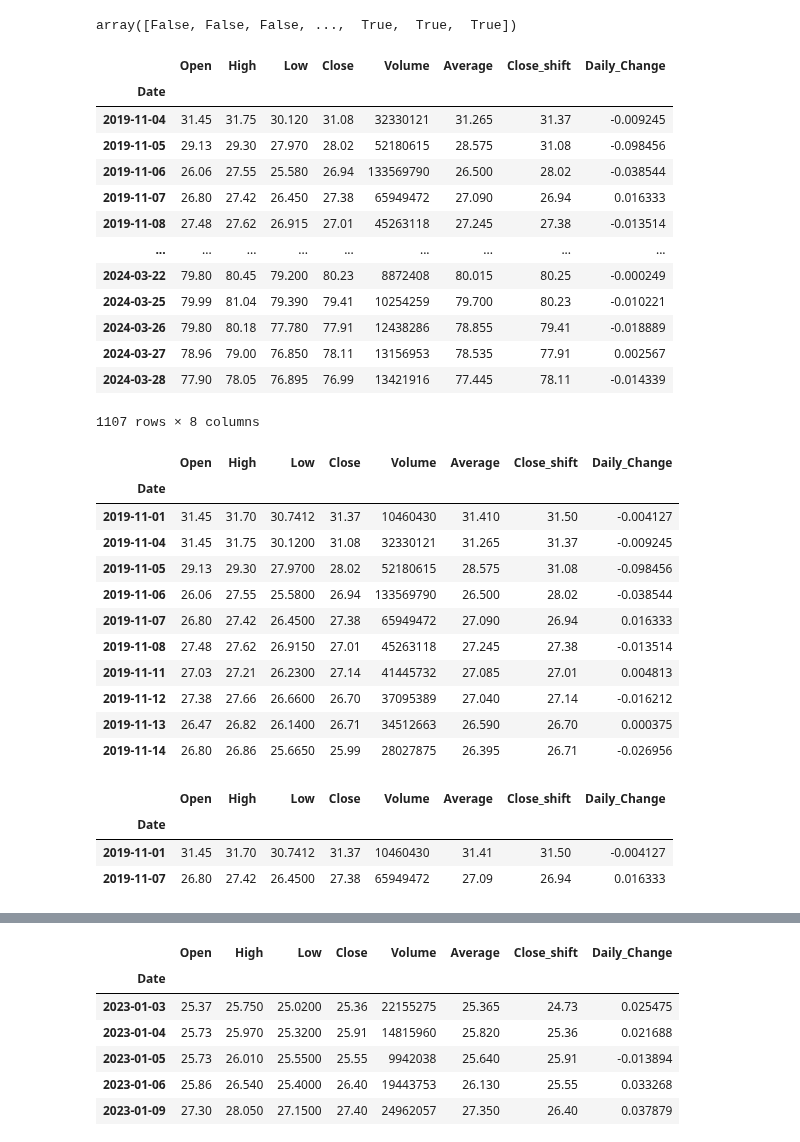
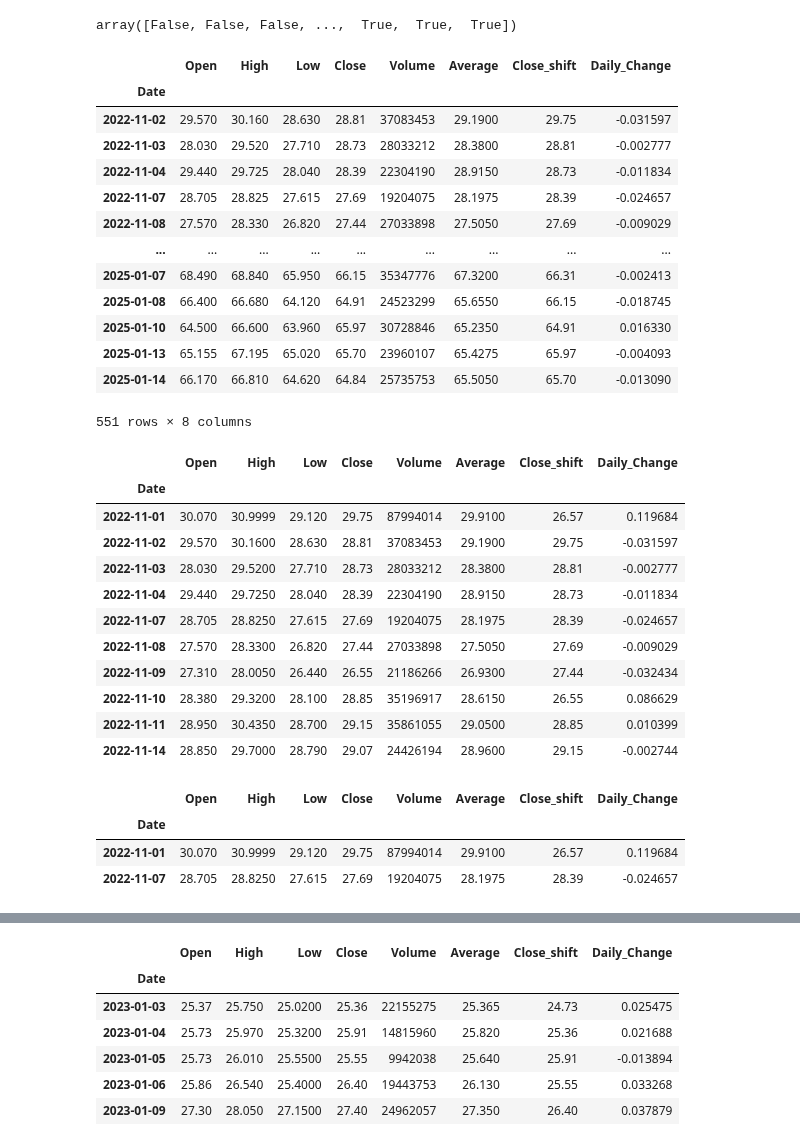
Before and after one commit to kurek0010/data-science-bootcamp, a Jupyter notebook: 02_analiza_danych/02_dane_gieldowe.ipynb, the cells around one changed output, grey strips where cells are left out. Drawn from its saved outputs; the diff is of its cells as text; code cells hidden in the pictures.

```diff
--- a/02_analiza_danych/02_dane_gieldowe.ipynb
+++ b/02_analiza_danych/02_dane_gieldowe.ipynb
@@ -683,44 +661,44 @@ df.index > '2019-11-01'
 # %% [output]
 array([False, False, False, ...,  True,  True,  True])
 # %%
-df[df.index > '2019-11-01']
+df[df.index > '2022-11-01']
 # %% [output]
 |  | Open | High | Low | Close | Volume | Average | Close_shift | Daily_Change |
 | Date |  |  |  |  |  |  |  |  |
-| 2019-11-04 | 31.45 | 31.75 | 30.120 | 31.08 | 32330121 | 31.265 | 31.37 | -0.009245 |
-| 2019-11-05 | 29.13 | 29.30 | 27.970 | 28.02 | 52180615 | 28.575 | 31.08 | -0.098456 |
-| 2019-11-06 | 26.06 | 27.55 | 25.580 | 26.94 | 133569790 | 26.500 | 28.02 | -0.038544 |
-| 2019-11-07 | 26.80 | 27.42 | 26.450 | 27.38 | 65949472 | 27.090 | 26.94 | 0.016333 |
-| 2019-11-08 | 27.48 | 27.62 | 26.915 | 27.01 | 45263118 | 27.245 | 27.38 | -0.013514 |
+| 2022-11-02 | 29.570 | 30.160 | 28.630 | 28.81 | 37083453 | 29.1900 | 29.75 | -0.031597 |
+| 2022-11-03 | 28.030 | 29.520 | 27.710 | 28.73 | 28033212 | 28.3800 | 28.81 | -0.002777 |
+| 2022-11-04 | 29.440 | 29.725 | 28.040 | 28.39 | 22304190 | 28.9150 | 28.73 | -0.011834 |
+| 2022-11-07 | 28.705 | 28.825 | 27.615 | 27.69 | 19204075 | 28.1975 | 28.39 | -0.024657 |
+| 2022-11-08 | 27.570 | 28.330 | 26.820 | 27.44 | 27033898 | 27.5050 | 27.69 | -0.009029 |
 | ... | ... | ... | ... | ... | ... | ... | ... | ... |
-| 2024-03-22 | 79.80 | 80.45 | 79.200 | 80.23 | 8872408 | 80.015 | 80.25 | -0.000249 |
-| 2024-03-25 | 79.99 | 81.04 | 79.390 | 79.41 | 10254259 | 79.700 | 80.23 | -0.010221 |
-| 2024-03-26 | 79.80 | 80.18 | 77.780 | 77.91 | 12438286 | 78.855 | 79.41 | -0.018889 |
-| 2024-03-27 | 78.96 | 79.00 | 76.850 | 78.11 | 13156953 | 78.535 | 77.91 | 0.002567 |
-| 2024-03-28 | 77.90 | 78.05 | 76.895 | 76.99 | 13421916 | 77.445 | 78.11 | -0.014339 |
+| 2025-01-07 | 68.490 | 68.840 | 65.950 | 66.15 | 35347776 | 67.3200 | 66.31 | -0.002413 |
+| 2025-01-08 | 66.400 | 66.680 | 64.120 | 64.91 | 24523299 | 65.6550 | 66.15 | -0.018745 |
+| 2025-01-10 | 64.500 | 66.600 | 63.960 | 65.97 | 30728846 | 65.2350 | 64.91 | 0.016330 |
+| 2025-01-13 | 65.155 | 67.195 | 65.020 | 65.70 | 23960107 | 65.4275 | 65.97 | -0.004093 |
+| 2025-01-14 | 66.170 | 66.810 | 64.620 | 64.84 | 25735753 | 65.5050 | 65.70 | -0.013090 |
-1107 rows × 8 columns
+551 rows × 8 columns
 # %%
-df[(df.index >= '2019-11-01') & (df.index < '2019-11-15')]
+df[(df.index >= '2022-11-01') & (df.index < '2022-11-15')]
 # %% [output]
 |  | Open | High | Low | Close | Volume | Average | Close_shift | Daily_Change |
 | Date |  |  |  |  |  |  |  |  |
-| 2019-11-01 | 31.45 | 31.70 | 30.7412 | 31.37 | 10460430 | 31.410 | 31.50 | -0.004127 |
-| 2019-11-04 | 31.45 | 31.75 | 30.1200 | 31.08 | 32330121 | 31.265 | 31.37 | -0.009245 |
-| 2019-11-05 | 29.13 | 29.30 | 27.9700 | 28.02 | 52180615 | 28.575 | 31.08 | -0.098456 |
-| 2019-11-06 | 26.06 | 27.55 | 25.5800 | 26.94 | 133569790 | 26.500 | 28.02 | -0.038544 |
-| 2019-11-07 | 26.80 | 27.42 | 26.4500 | 27.38 | 65949472 | 27.090 | 26.94 | 0.016333 |
-| 2019-11-08 | 27.48 | 27.62 | 26.9150 | 27.01 | 45263118 | 27.245 | 27.38 | -0.013514 |
-| 2019-11-11 | 27.03 | 27.21 | 26.2300 | 27.14 | 41445732 | 27.085 | 27.01 | 0.004813 |
-| 2019-11-12 | 27.38 | 27.66 | 26.6600 | 26.70 | 37095389 | 27.040 | 27.14 | -0.016212 |
-| 2019-11-13 | 26.47 | 26.82 | 26.1400 | 26.71 | 34512663 | 26.590 | 26.70 | 0.000375 |
-| 2019-11-14 | 26.80 | 26.86 | 25.6650 | 25.99 | 28027875 | 26.395 | 26.71 | -0.026956 |
+| 2022-11-01 | 30.070 | 30.9999 | 29.120 | 29.75 | 87994014 | 29.9100 | 26.57 | 0.119684 |
+| 2022-11-02 | 29.570 | 30.1600 | 28.630 | 28.81 | 37083453 | 29.1900 | 29.75 | -0.031597 |
+| 2022-11-03 | 28.030 | 29.5200 | 27.710 | 28.73 | 28033212 | 28.3800 | 28.81 | -0.002777 |
+| 2022-11-04 | 29.440 | 29.7250 | 28.040 | 28.39 | 22304190 | 28.9150 | 28.73 | -0.011834 |
+| 2022-11-07 | 28.705 | 28.8250 | 27.615 | 27.69 | 19204075 | 28.1975 | 28.39 | -0.024657 |
+| 2022-11-08 | 27.570 | 28.3300 | 26.820 | 27.44 | 27033898 | 27.5050 | 27.69 | -0.009029 |
+| 2022-11-09 | 27.310 | 28.0050 | 26.440 | 26.55 | 21186266 | 26.9300 | 27.44 | -0.032434 |
+| 2022-11-10 | 28.380 | 29.3200 | 28.100 | 28.85 | 35196917 | 28.6150 | 26.55 | 0.086629 |
+| 2022-11-11 | 28.950 | 30.4350 | 28.700 | 29.15 | 35861055 | 29.0500 | 28.85 | 0.010399 |
+| 2022-11-14 | 28.850 | 29.7000 | 28.790 | 29.07 | 24426194 | 28.9600 | 29.15 | -0.002744 |
 # %%
-df[(df.index == '2019-11-01') | (df.index == '2019-11-07')]
+df[(df.index == '2022-11-01') | (df.index == '2022-11-07')]
 # %% [output]
 |  | Open | High | Low | Close | Volume | Average | Close_shift | Daily_Change |
 | Date |  |  |  |  |  |  |  |  |
-| 2019-11-01 | 31.45 | 31.70 | 30.7412 | 31.37 | 10460430 | 31.41 | 31.50 | -0.004127 |
-| 2019-11-07 | 26.80 | 27.42 | 26.4500 | 27.38 | 65949472 | 27.09 | 26.94 | 0.016333 |
+| 2022-11-01 | 30.070 | 30.9999 | 29.120 | 29.75 | 87994014 | 29.9100 | 26.57 | 0.119684 |
+| 2022-11-07 | 28.705 | 28.8250 | 27.615 | 27.69 | 19204075 | 28.1975 | 28.39 | -0.024657 |
 # %%
 df
 # %% [output]
```
Also changed, not shown: parts of 57 cells of this notebook.
